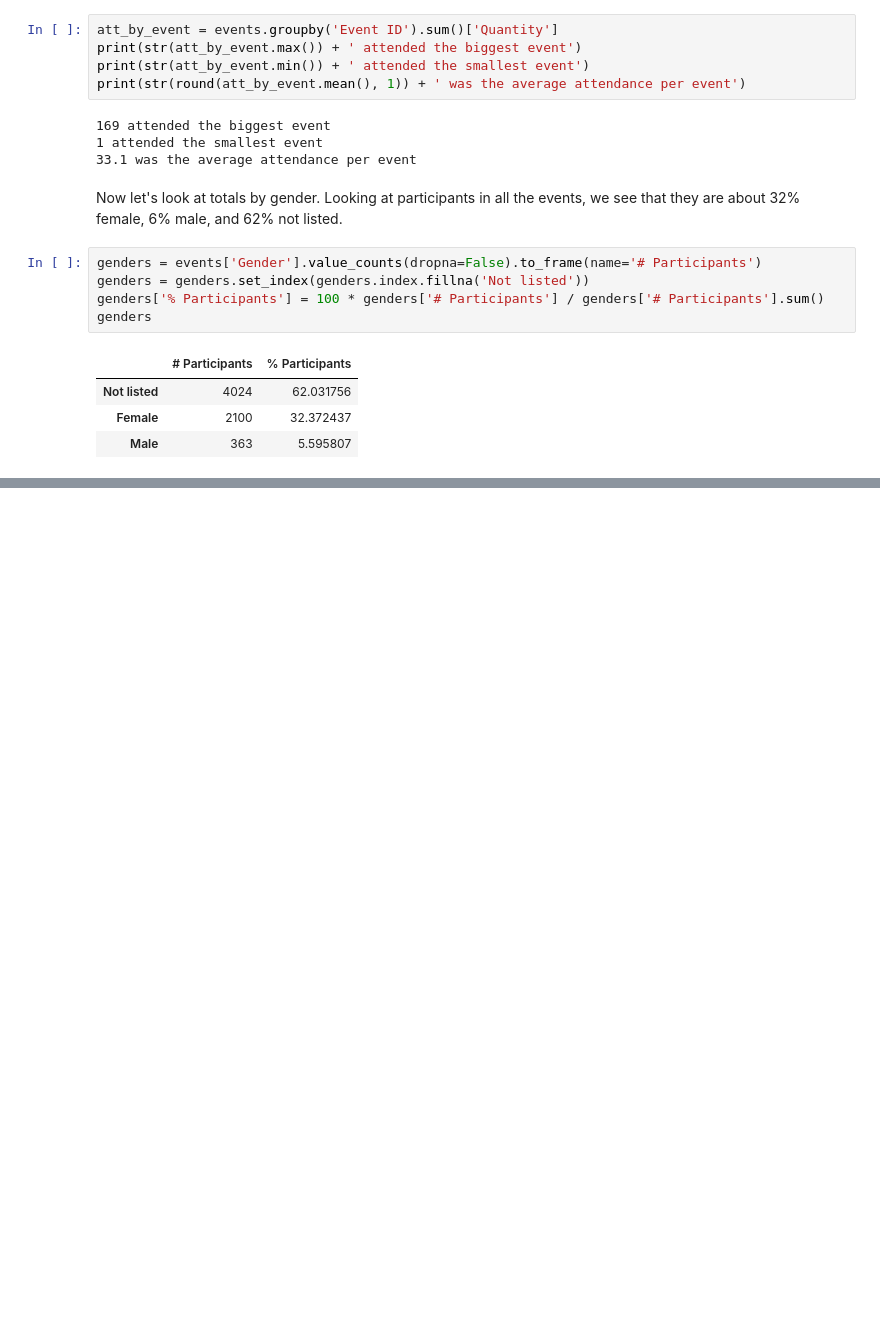
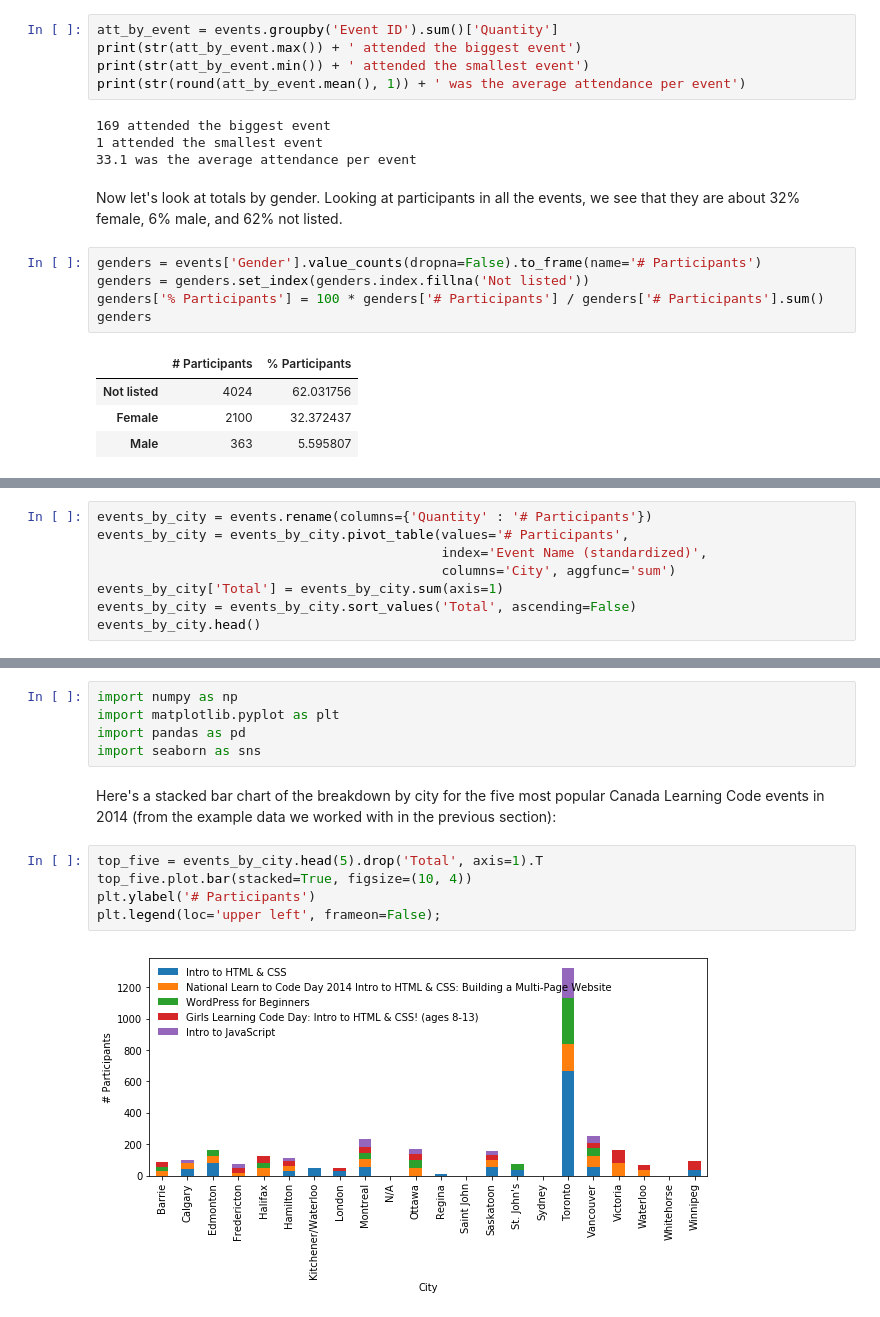
Before and after one commit to jenfly/llc-python-resources, a Jupyter notebook: next-steps.ipynb, the cells around one changed output, grey strips where cells are left out. Cells and saved outputs as stored; diff of their text form; blank space fills up the shorter version.

```diff
--- a/next-steps.ipynb
+++ b/next-steps.ipynb
@@ -345,0 +597,8 @@ genders
+# %%
+events_by_city = events.rename(columns={'Quantity' : '# Participants'})
+events_by_city = events_by_city.pivot_table(values='# Participants',
+                                            index='Event Name (standardized)',
+                                            columns='City', aggfunc='sum')
+events_by_city['Total'] = events_by_city.sum(axis=1)
+events_by_city = events_by_city.sort_values('Total', ascending=False)
+events_by_city.head()
@@ -351,0 +680,14 @@ Coming soon!
+# %%
+import numpy as np
+import matplotlib.pyplot as plt
+import pandas as pd
+import seaborn as sns
+# %% [markdown]
+Here's a stacked bar chart of the breakdown by city for the five most popular Canada Learning Code events in 2014 (from the example data we worked with in the previous section):
+# %%
+top_five = events_by_city.head(5).drop('Total', axis=1).T
+top_five.plot.bar(stacked=True, figsize=(10, 4))
+plt.ylabel('# Participants')
+plt.legend(loc='upper left', frameon=False);
+# %% [output]
+[figure, added]
```
Also changed, not shown: parts of 60 cells of this notebook, 10 other files.
